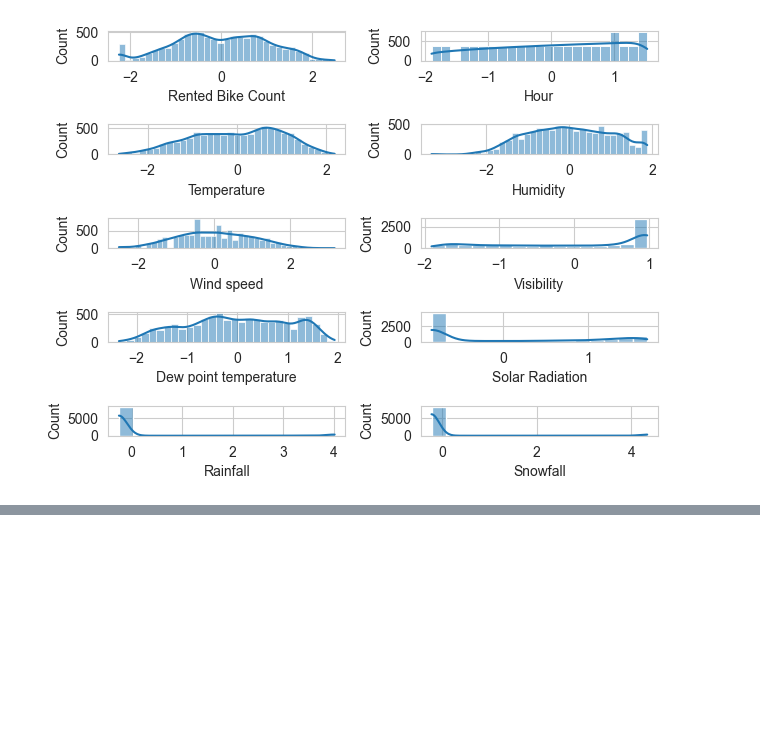
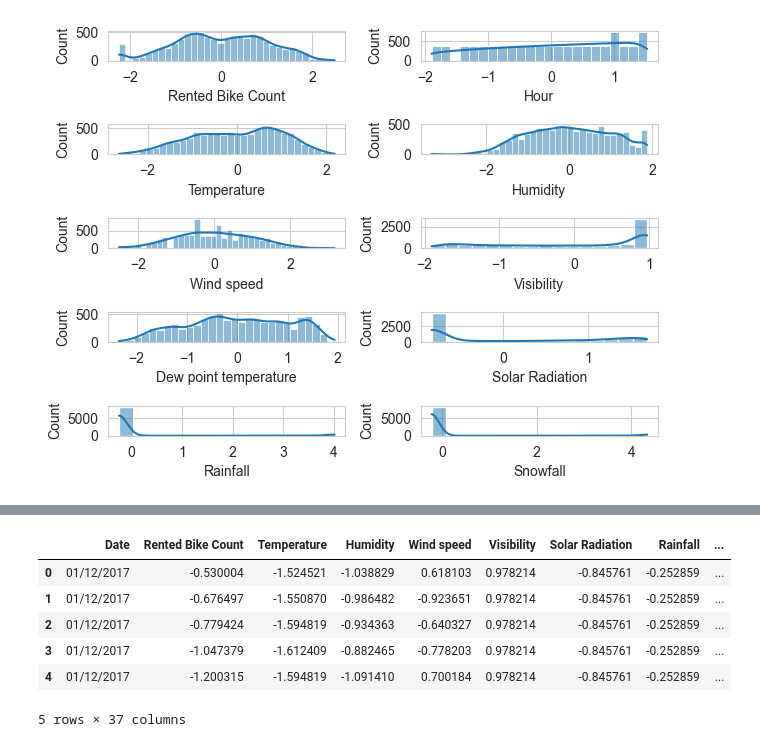
Before and after one commit to YimJeoYeol/e_commerce, a Jupyter notebook: 11_공유자전거 수요예측/sharebike.ipynb, the cells around one changed output, grey strips where cells are left out. Cells and saved outputs as stored; diff of their text form; code cells hidden in the pictures; blank space fills up the shorter version.

```diff
--- a/11_공유자전거 수요예측/sharebike.ipynb
+++ b/11_공유자전거 수요예측/sharebike.ipynb
@@ -137,0 +181,2 @@ plt.tight_layout()
+# %%
+data = data.drop("Dew point temperature", axis=1)
@@ -137,0 +200,12 @@ plt.tight_layout()
+# %%
+df = pd.get_dummies(data, columns=["Holiday", "Functioning Day", "Seasons", "Hour"], drop_first=True)
+# %%
+df.head()
+# %% [output]
+|  | Date | Rented Bike Count | Temperature | Humidity | Wind speed | Visibility | Solar Radiation | Rainfall | ... |
+| 0 | 01/12/2017 | -0.530004 | -1.524521 | -1.038829 | 0.618103 | 0.978214 | -0.845761 | -0.252859 | ... |
+| 1 | 01/12/2017 | -0.676497 | -1.550870 | -0.986482 | -0.923651 | 0.978214 | -0.845761 | -0.252859 | ... |
+| 2 | 01/12/2017 | -0.779424 | -1.594819 | -0.934363 | -0.640327 | 0.978214 | -0.845761 | -0.252859 | ... |
+| 3 | 01/12/2017 | -1.047379 | -1.612409 | -0.882465 | -0.778203 | 0.978214 | -0.845761 | -0.252859 | ... |
+| 4 | 01/12/2017 | -1.200315 | -1.594819 | -1.091410 | 0.700184 | 0.978214 | -0.845761 | -0.252859 | ... |
+5 rows × 37 columns
```
Also changed, not shown: parts of 25 cells of this notebook.
